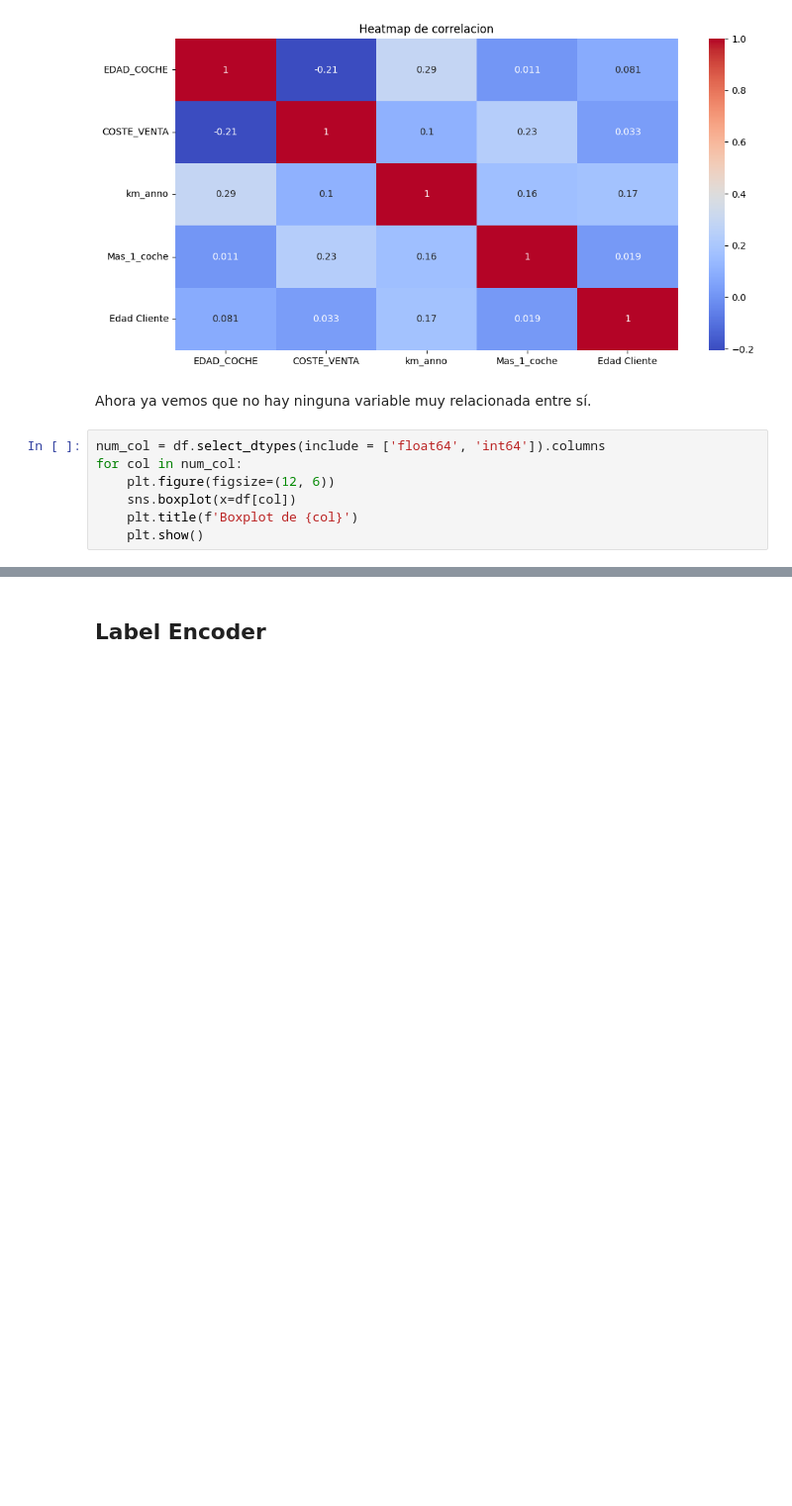
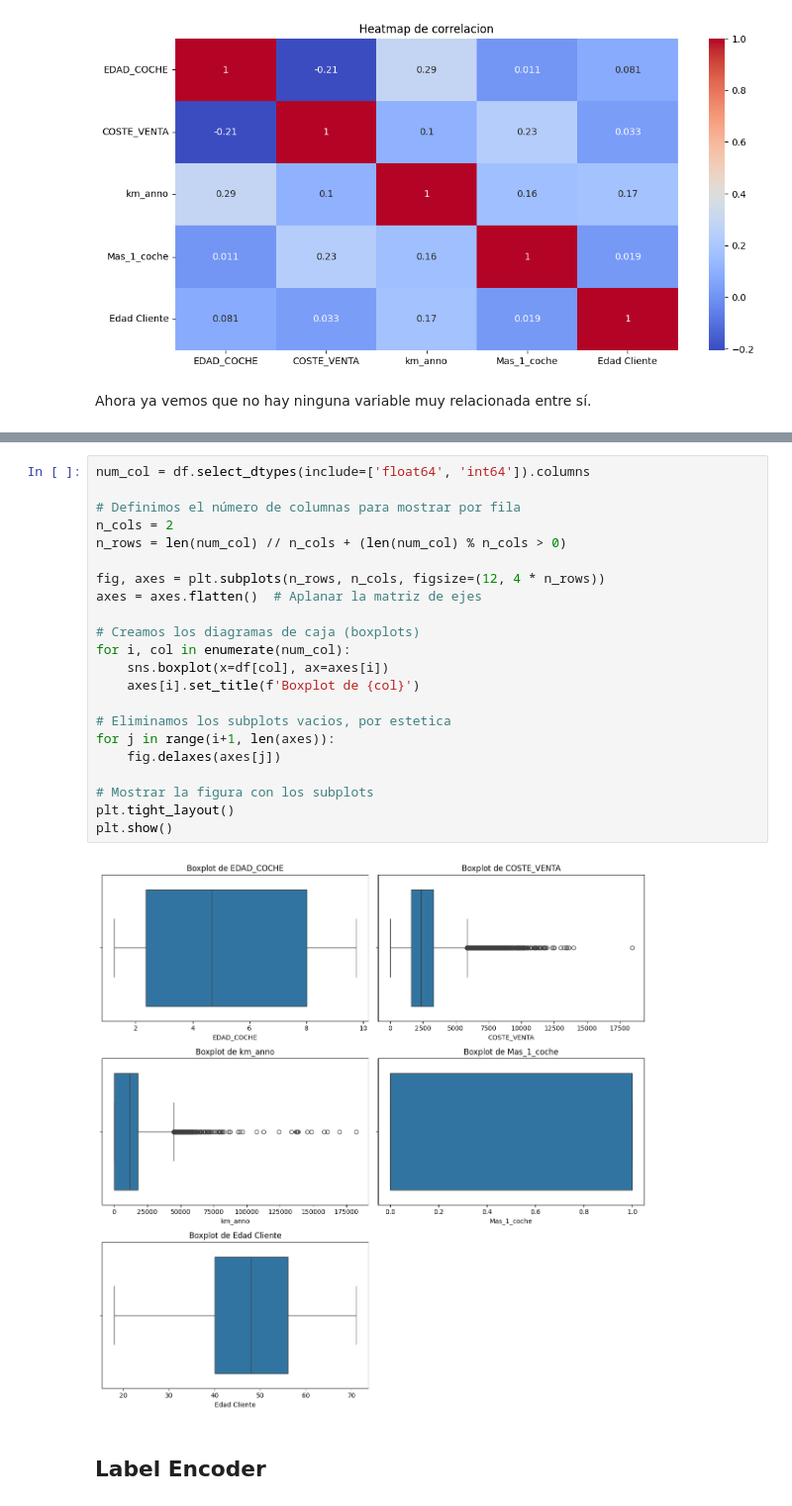
Before and after one commit to pelahumi/Modelo-Propension, a Jupyter notebook: fix_data.ipynb, the cells around one changed output, grey strips where cells are left out. Shown at 99% size. Cells and saved outputs as stored; diff of their text form; blank space fills up the shorter version.

```diff
--- a/fix_data.ipynb
+++ b/fix_data.ipynb
@@ -123,10 +123,3 @@ plt.show()
 [figure]
 # %% [markdown]
 Ahora ya vemos que no hay ninguna variable muy relacionada entre sí.
-# %%
-num_col = df.select_dtypes(include = ['float64', 'int64']).columns
-for col in num_col:
-    plt.figure(figsize=(12, 6))
-    sns.boxplot(x=df[col])
-    plt.title(f'Boxplot de {col}')
-    plt.show()
@@ -139,3 +126,27 @@ for col in num_col:
+# %%
+num_col = df.select_dtypes(include=['float64', 'int64']).columns
+
+# Definimos el número de columnas para mostrar por fila
+n_cols = 2
+n_rows = len(num_col) // n_cols + (len(num_col) % n_cols > 0)
+
+fig, axes = plt.subplots(n_rows, n_cols, figsize=(12, 4 * n_rows))
+axes = axes.flatten()  # Aplanar la matriz de ejes
+
+# Creamos los diagramas de caja (boxplots)
+for i, col in enumerate(num_col):
+    sns.boxplot(x=df[col], ax=axes[i])
+    axes[i].set_title(f'Boxplot de {col}')
+
+# Eliminamos los subplots vacios, por estetica
+for j in range(i+1, len(axes)):
+    fig.delaxes(axes[j])
+
+# Mostrar la figura con los subplots
+plt.tight_layout()
+plt.show()
+# %% [output]
+[figure, added]
 # %% [markdown]
 ## Label Encoder
 # %% [markdown]
```
Also changed, not shown: parts of 6 cells of this notebook.
